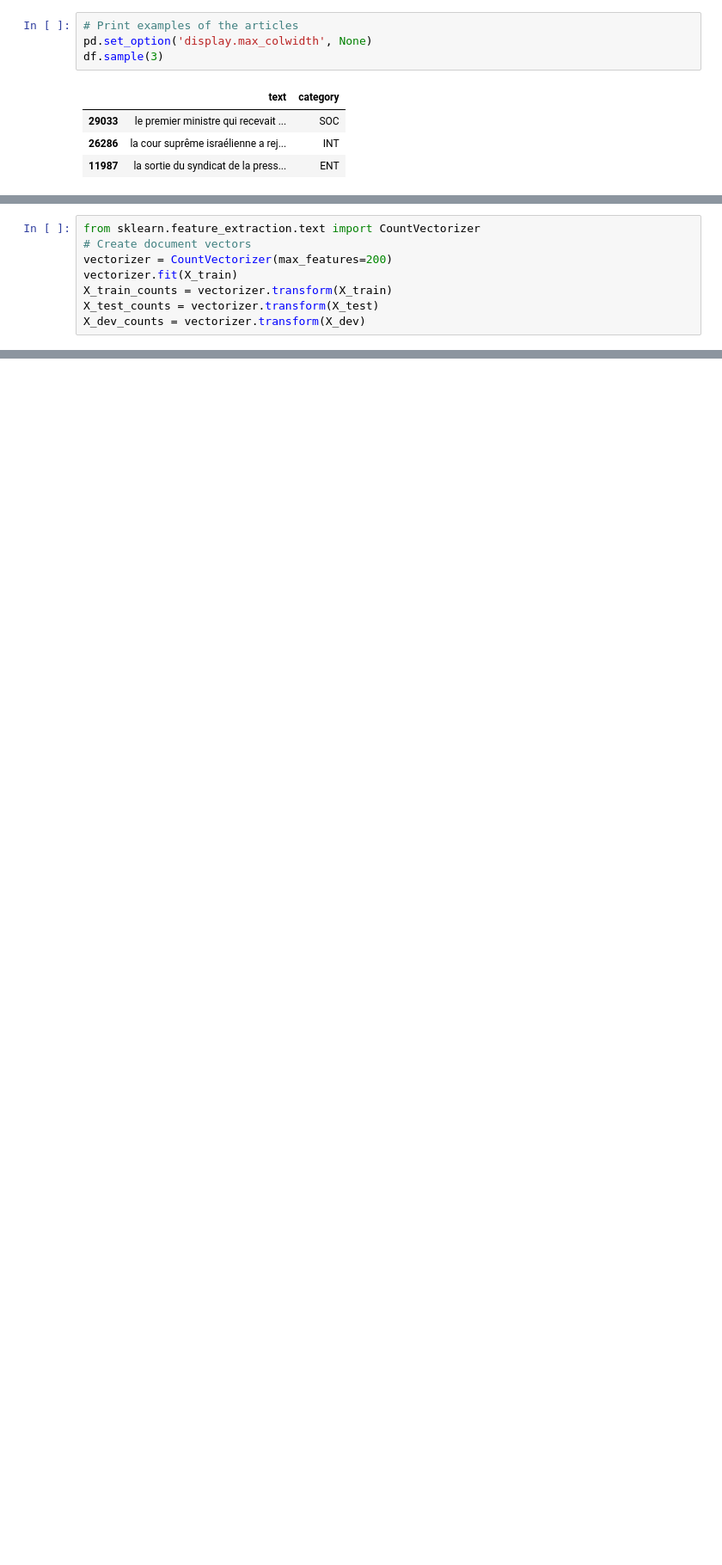
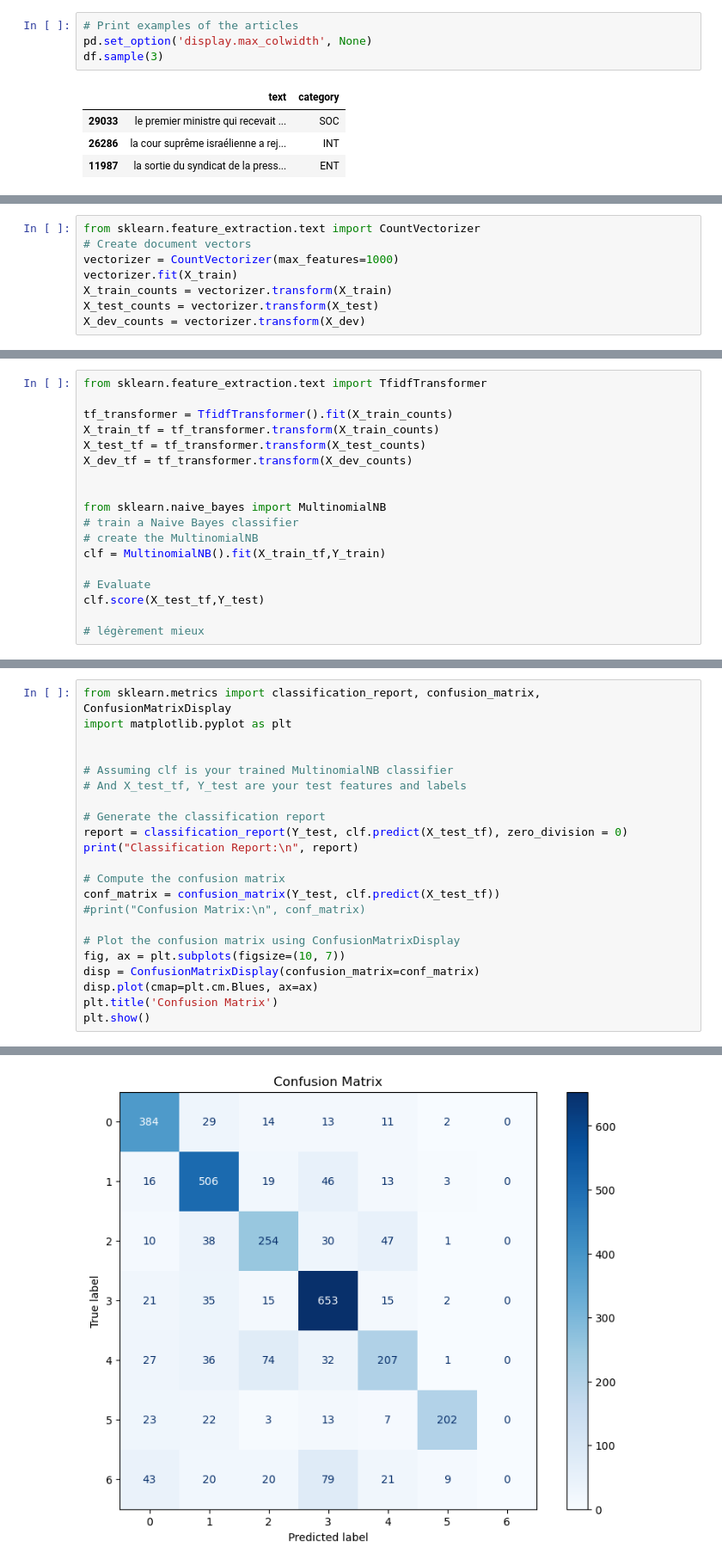
Before and after one commit to LeoMaurice/nlp-lab-text-classification, a Jupyter notebook: TextClassification_LeMonde.ipynb, the cells around one changed output, grey strips where cells are left out. Shown: that part at 86% size. Cells and saved outputs as stored; diff of their text form; blank space fills up the shorter version.

```diff
--- a/TextClassification_LeMonde.ipynb
+++ b/TextClassification_LeMonde.ipynb
@@ -142,7 +142,7 @@ X_test, X_dev, Y_test, Y_dev = train_test_split(X_temp, Y_temp, test_size=0.5, r
 # %%
 from sklearn.feature_extraction.text import CountVectorizer
 # Create document vectors
-vectorizer = CountVectorizer(max_features=200)
+vectorizer = CountVectorizer(max_features=1000)
 vectorizer.fit(X_train)
 X_train_counts = vectorizer.transform(X_train)
 X_test_counts = vectorizer.transform(X_test)
@@ -178,0 +176,18 @@ from sklearn.feature_extraction.text import TfidfTransformer
+# %%
+from sklearn.feature_extraction.text import TfidfTransformer
+
+tf_transformer = TfidfTransformer().fit(X_train_counts)
+X_train_tf = tf_transformer.transform(X_train_counts)
+X_test_tf = tf_transformer.transform(X_test_counts)
+X_dev_tf = tf_transformer.transform(X_dev_counts)
+
+
+from sklearn.naive_bayes import MultinomialNB
+# train a Naive Bayes classifier
+# create the MultinomialNB
+clf = MultinomialNB().fit(X_train_tf,Y_train)
+
+# Evaluate
+clf.score(X_test_tf,Y_test)
+
+# légèrement mieux
@@ -194,0 +208,23 @@ from sklearn.metrics import classification_report, ConfusionMatrixDisplay
+# %%
+from sklearn.metrics import classification_report, confusion_matrix, ConfusionMatrixDisplay
+import matplotlib.pyplot as plt
+
+
+# Assuming clf is your trained MultinomialNB classifier
+# And X_test_tf, Y_test are your test features and labels
+
+# Generate the classification report
+report = classification_report(Y_test, clf.predict(X_test_tf), zero_division = 0)
+print("Classification Report:\n", report)
+
+# Compute the confusion matrix
+conf_matrix = confusion_matrix(Y_test, clf.predict(X_test_tf))
+#print("Confusion Matrix:\n", conf_matrix)
+
+# Plot the confusion matrix using ConfusionMatrixDisplay
+fig, ax = plt.subplots(figsize=(10, 7))
+disp = ConfusionMatrixDisplay(confusion_matrix=conf_matrix)
+disp.plot(cmap=plt.cm.Blues, ax=ax)
+plt.title('Confusion Matrix')
+plt.show()
+# %% [output]
@@ -195,3 +245,4 @@ from sklearn.metrics import classification_report, ConfusionMatrixDisplay
+[figure, added]
 # %% [markdown]
 ## Data re-configuration
 After the error analysis, we came to the conclusion that one of the class can not be distinguised from the others. There is no use trying to solve an impossible problem.
```
Also changed, not shown: parts of 8 cells of this notebook.
